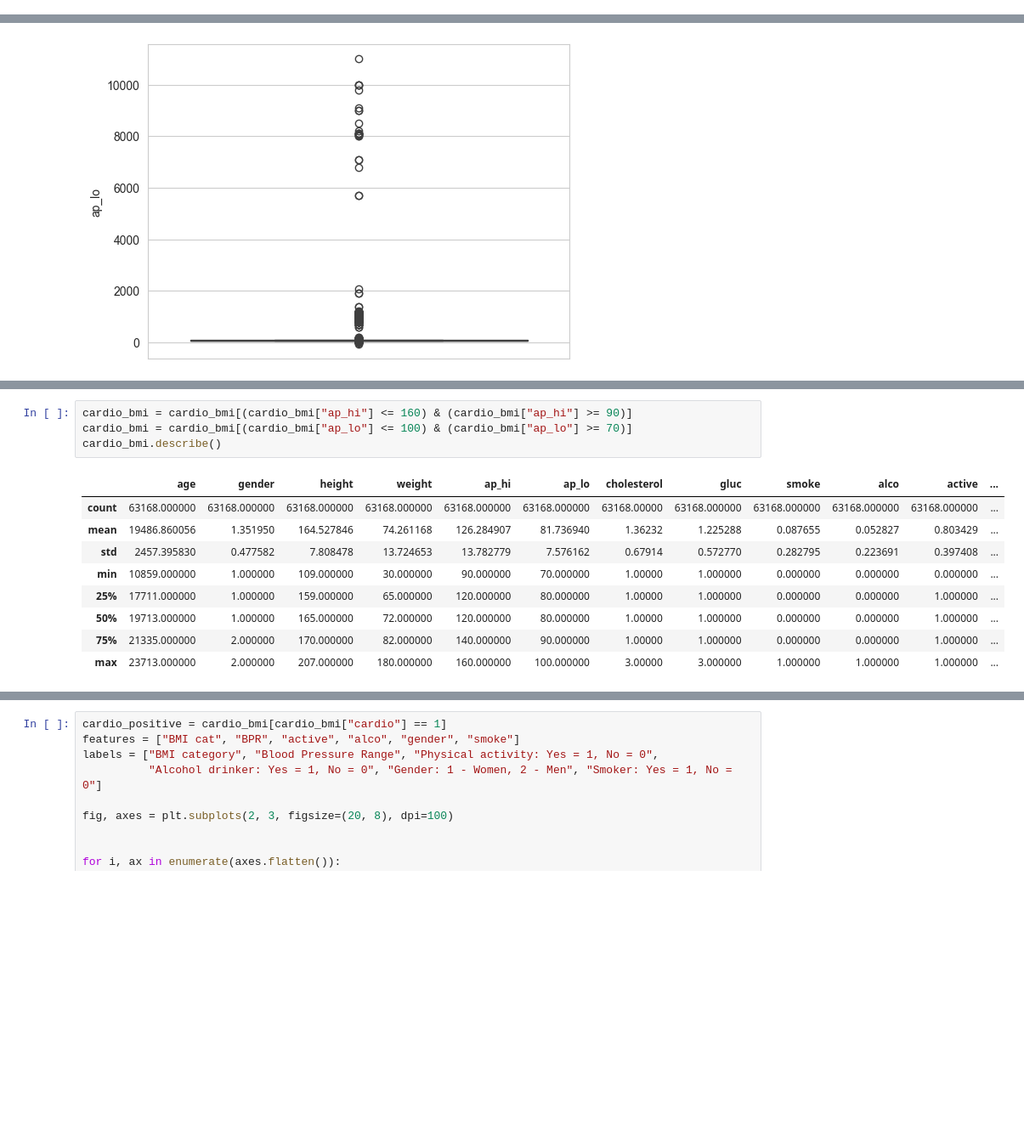
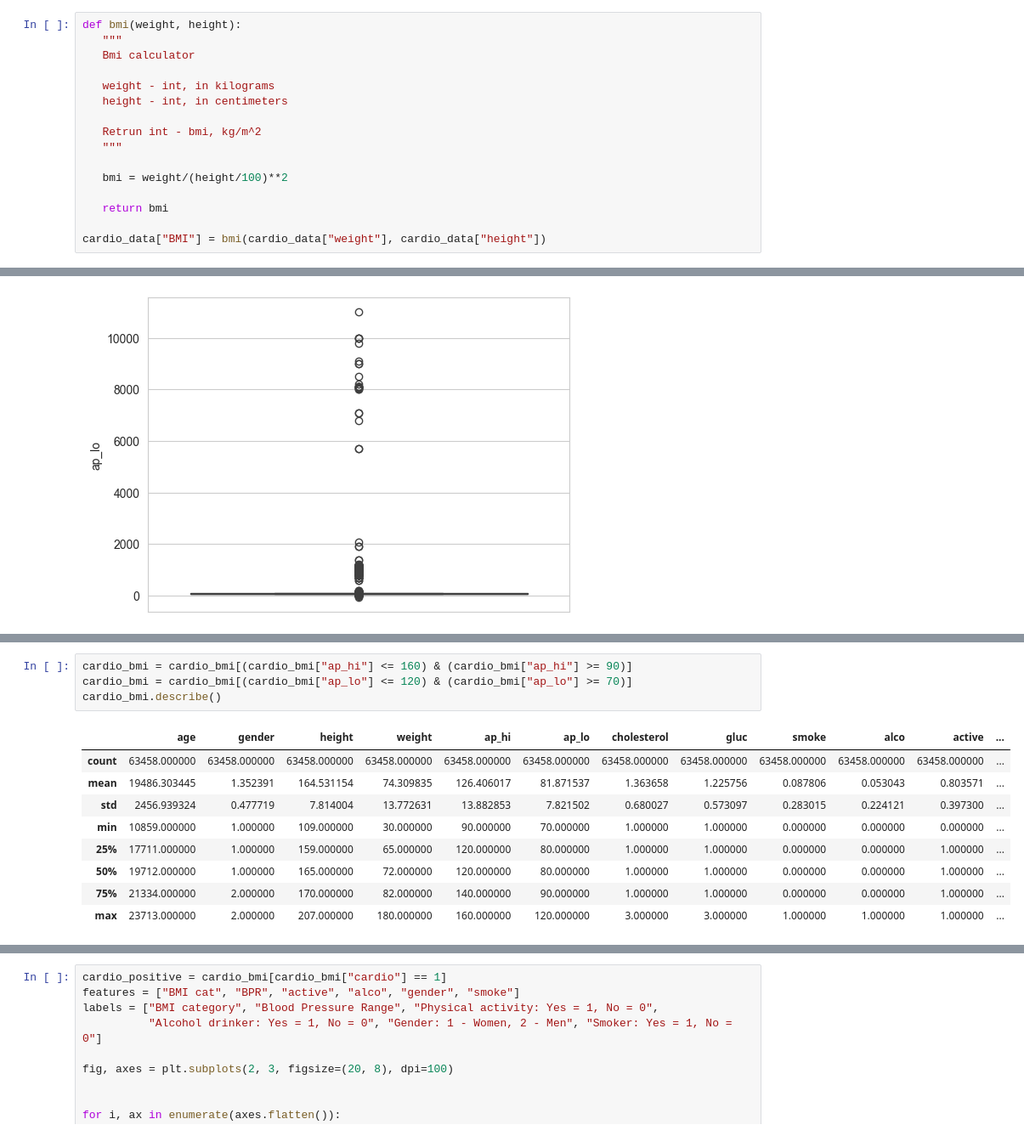
Before and after one commit to HanFredriksson/AI-plugg-filer-Hannes-Fredriksson, a Jupyter notebook: Maskininlärning/Labb/Laboration_1_Medical_Prediction/Laboration 1 Medical Prediction.ipynb, the cells around one changed output, grey strips where cells are left out. Shown at 85% size. Drawn from its saved outputs; the diff is of its cells as text; blank space fills up the shorter version.

```diff
--- a/Maskininlärning/Labb/Laboration_1_Medical_Prediction/Laboration 1 Medical Prediction.ipynb
+++ b/Maskininlärning/Labb/Laboration_1_Medical_Prediction/Laboration 1 Medical Prediction.ipynb
@@ -168,0 +94,16 @@ Notering till mig: Ren skriv och kolla vad betygen frågar efter.
+# %%
+def bmi(weight, height):
+   """
+   Bmi calculator
+
+   weight - int, in kilograms
+   height - int, in centimeters
+
+   Retrun int - bmi, kg/m^2
+   """
+
+   bmi = weight/(height/100)**2
+
+   return bmi
+
+cardio_data["BMI"] = bmi(cardio_data["weight"], cardio_data["height"])
@@ -197,17 +240,17 @@ sns.boxplot(cardio_data["ap_lo"])
 # %%
 cardio_bmi = cardio_bmi[(cardio_bmi["ap_hi"] <= 160) & (cardio_bmi["ap_hi"] >= 90)]
-cardio_bmi = cardio_bmi[(cardio_bmi["ap_lo"] <= 100) & (cardio_bmi["ap_lo"] >= 70)]
+cardio_bmi = cardio_bmi[(cardio_bmi["ap_lo"] <= 120) & (cardio_bmi["ap_lo"] >= 70)]
 cardio_bmi.describe()
 # %% [output]
 |  | age | gender | height | weight | ap_hi | ap_lo | cholesterol | gluc | smoke | alco | active | ... |
-| count | 63168.000000 | 63168.000000 | 63168.000000 | 63168.000000 | 63168.000000 | 63168.000000 | 63168.00000 | 63168.000000 | 63168.000000 | 63168.000000 | 63168.000000 | ... |
-| mean | 19486.860056 | 1.351950 | 164.527846 | 74.261168 | 126.284907 | 81.736940 | 1.36232 | 1.225288 | 0.087655 | 0.052827 | 0.803429 | ... |
-| std | 2457.395830 | 0.477582 | 7.808478 | 13.724653 | 13.782779 | 7.576162 | 0.67914 | 0.572770 | 0.282795 | 0.223691 | 0.397408 | ... |
-| min | 10859.000000 | 1.000000 | 109.000000 | 30.000000 | 90.000000 | 70.000000 | 1.00000 | 1.000000 | 0.000000 | 0.000000 | 0.000000 | ... |
-| 25% | 17711.000000 | 1.000000 | 159.000000 | 65.000000 | 120.000000 | 80.000000 | 1.00000 | 1.000000 | 0.000000 | 0.000000 | 1.000000 | ... |
-| 50% | 19713.000000 | 1.000000 | 165.000000 | 72.000000 | 120.000000 | 80.000000 | 1.00000 | 1.000000 | 0.000000 | 0.000000 | 1.000000 | ... |
-| 75% | 21335.000000 | 2.000000 | 170.000000 | 82.000000 | 140.000000 | 90.000000 | 1.00000 | 1.000000 | 0.000000 | 0.000000 | 1.000000 | ... |
-| max | 23713.000000 | 2.000000 | 207.000000 | 180.000000 | 160.000000 | 100.000000 | 3.00000 | 3.000000 | 1.000000 | 1.000000 | 1.000000 | ... |
+| count | 63458.000000 | 63458.000000 | 63458.000000 | 63458.000000 | 63458.000000 | 63458.000000 | 63458.000000 | 63458.000000 | 63458.000000 | 63458.000000 | 63458.000000 | ... |
+| mean | 19486.303445 | 1.352391 | 164.531154 | 74.309835 | 126.406017 | 81.871537 | 1.363658 | 1.225756 | 0.087806 | 0.053043 | 0.803571 | ... |
+| std | 2456.939324 | 0.477719 | 7.814004 | 13.772631 | 13.882853 | 7.821502 | 0.680027 | 0.573097 | 0.283015 | 0.224121 | 0.397300 | ... |
+| min | 10859.000000 | 1.000000 | 109.000000 | 30.000000 | 90.000000 | 70.000000 | 1.000000 | 1.000000 | 0.000000 | 0.000000 | 0.000000 | ... |
+| 25% | 17711.000000 | 1.000000 | 159.000000 | 65.000000 | 120.000000 | 80.000000 | 1.000000 | 1.000000 | 0.000000 | 0.000000 | 1.000000 | ... |
+| 50% | 19712.000000 | 1.000000 | 165.000000 | 72.000000 | 120.000000 | 80.000000 | 1.000000 | 1.000000 | 0.000000 | 0.000000 | 1.000000 | ... |
+| 75% | 21334.000000 | 2.000000 | 170.000000 | 82.000000 | 140.000000 | 90.000000 | 1.000000 | 1.000000 | 0.000000 | 0.000000 | 1.000000 | ... |
+| max | 23713.000000 | 2.000000 | 207.000000 | 180.000000 | 160.000000 | 120.000000 | 3.000000 | 3.000000 | 1.000000 | 1.000000 | 1.000000 | ... |
 # %%
 sns.boxplot(cardio_bmi["ap_lo"])
 # %% [output]
```
Also changed, not shown: parts of 32 cells of this notebook, 1 other file.
